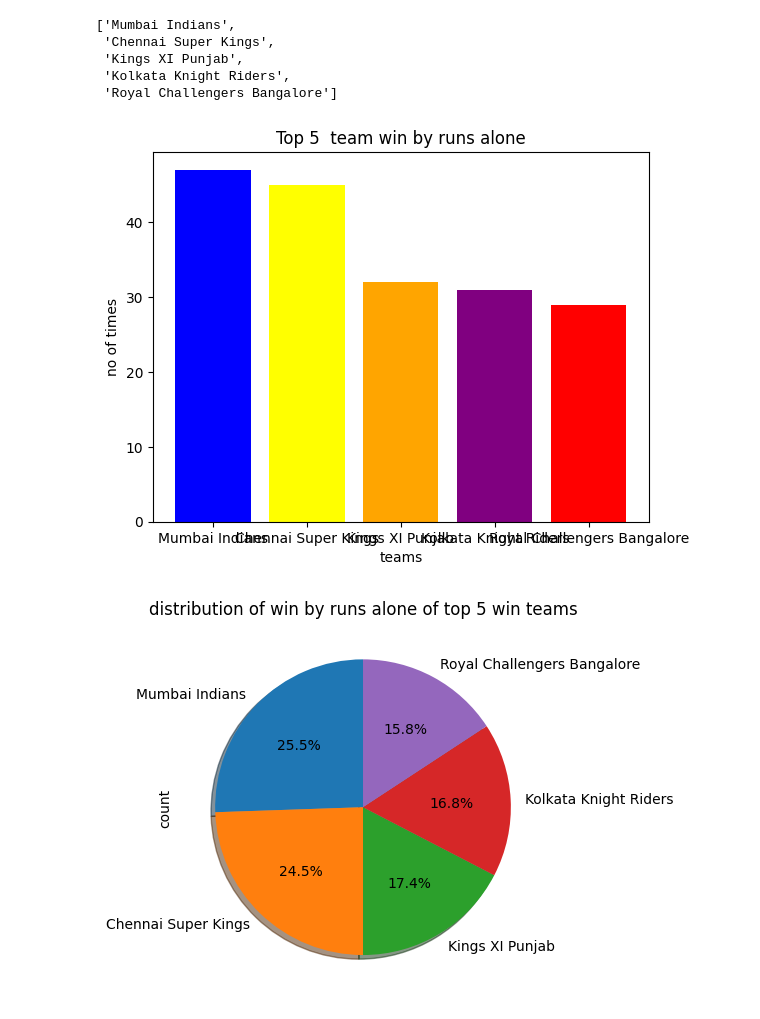
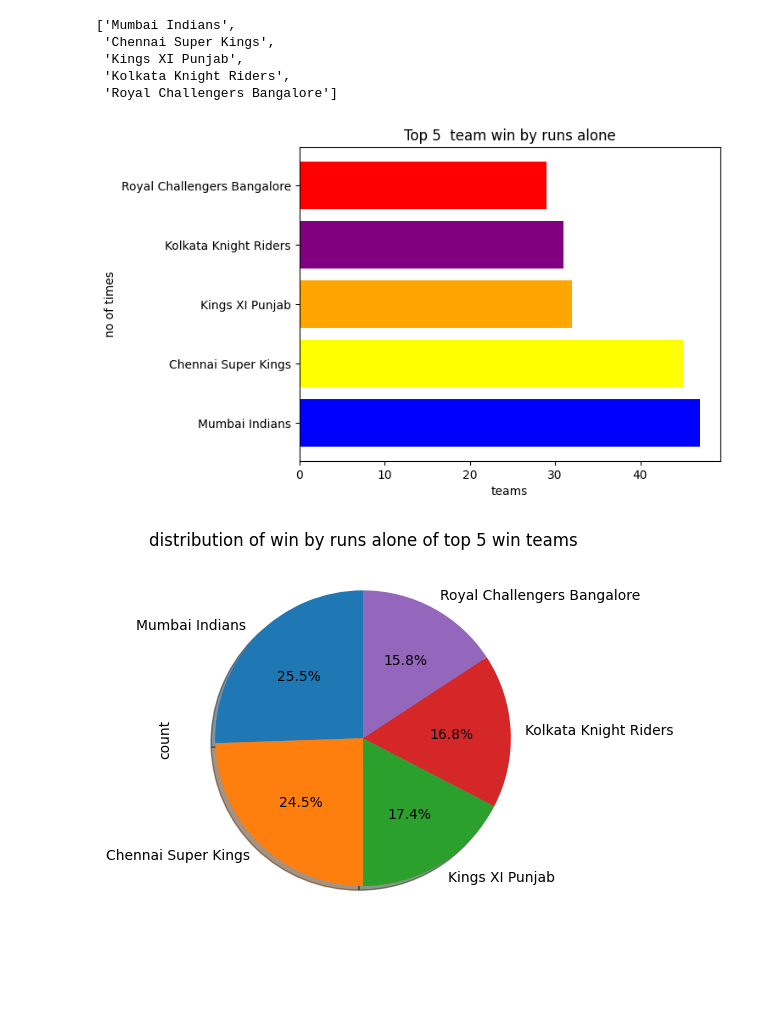
Before and after one commit to DISAMCHARLAPRABHAS/IPL_Visualization, a Jupyter notebook: ipl_data.ipynb, the cells around one changed output. Saved outputs shown, nothing was run; the diff lists cells and outputs as text; code cells hidden in the pictures; blank space fills up the shorter version.

```diff
--- a/ipl_data.ipynb
+++ b/ipl_data.ipynb
@@ -176,12 +174,12 @@ list(batting_first["winner"].value_counts()[:5].keys())
  'Kolkata Knight Riders',
  'Royal Challengers Bangalore']
 # %%
-plt.bar(list(batting_first["winner"].value_counts()[:5].keys()), list(batting_first["winner"].value_counts()[:5]), color=["blue", "yellow", "orange", "purple", "red"])
+plt.barh(list(batting_first["winner"].value_counts()[:5].keys()), list(batting_first["winner"].value_counts()[:5]), color=["blue", "yellow", "orange", "purple", "red"])
 plt.title("Top 5  team win by runs alone")
 plt.xlabel("teams")
 plt.ylabel("no of times");
 # %% [output]
-[figure, old version]
+[figure, new version]
 # %%
 piechart=batting_first["winner"].value_counts()[:5]
 piechart.plot(kind="pie", color=["blue", "yellow", "orange", "purple", "red"], shadow=True, startangle=90, autopct="%1.1f%%")
```
Also changed, not shown: parts of 7 cells of this notebook.
